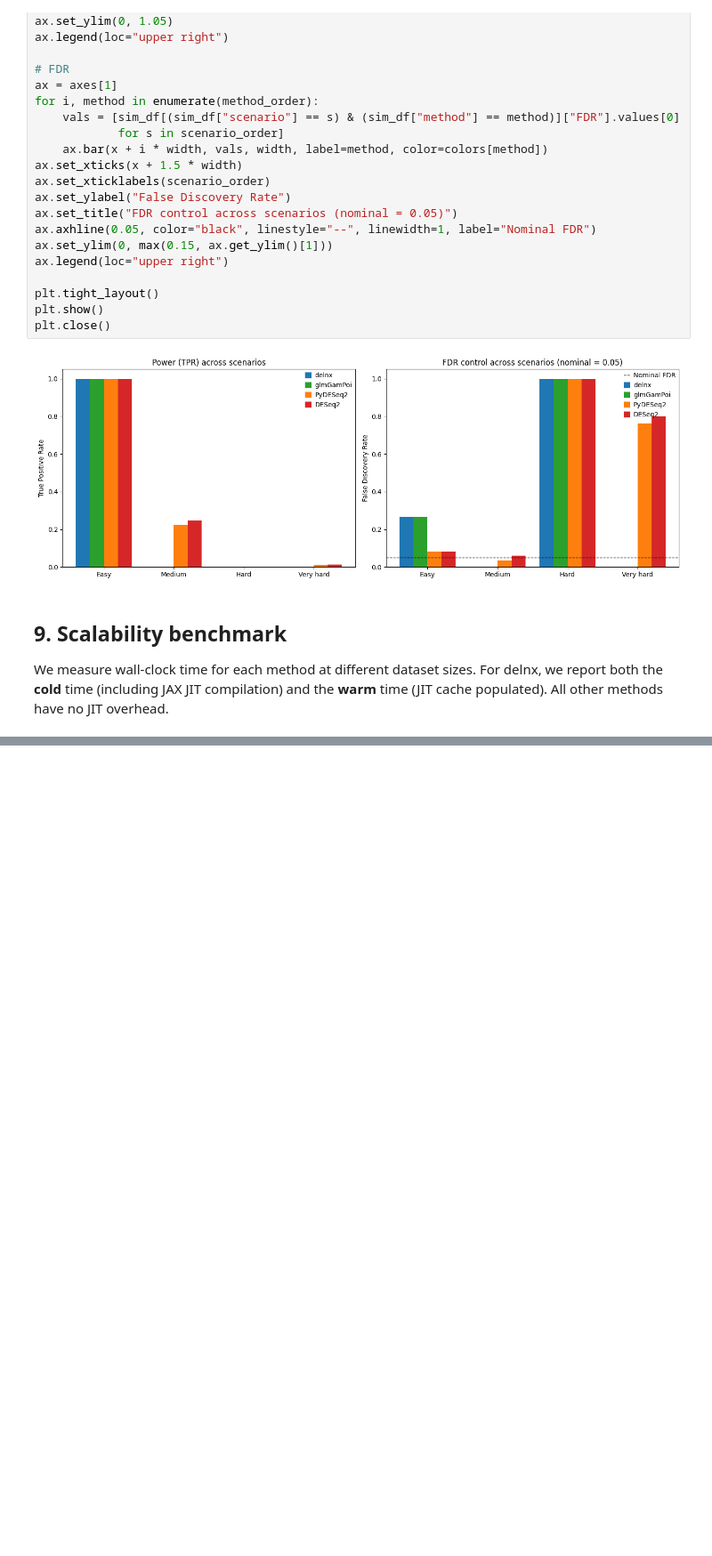
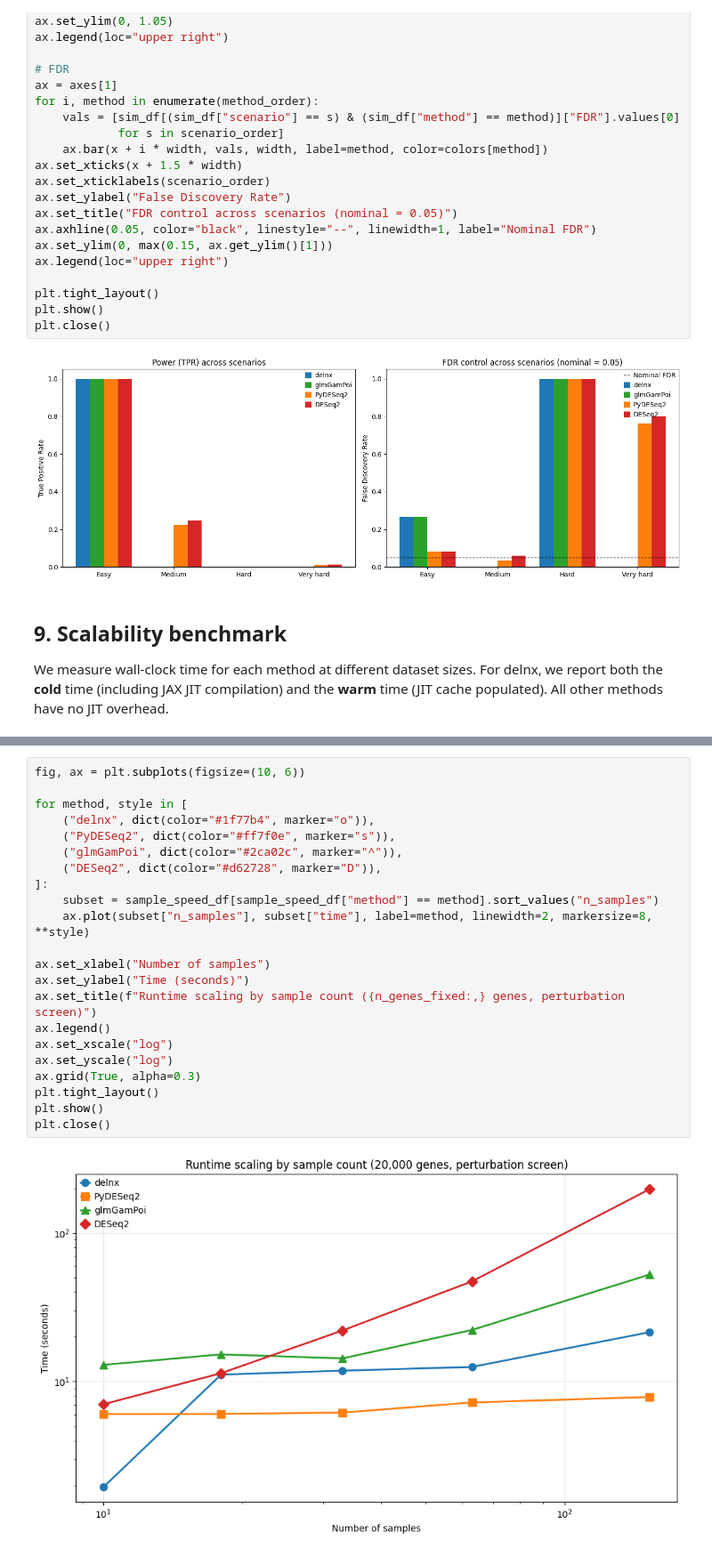
Before and after one commit to mlbelab/delnx, a Jupyter notebook: docs/notebooks/benchmark.ipynb, the cells around one changed output, grey strips where cells are left out. Shown at 89% size. Drawn from its saved outputs; the diff is of its cells as text; blank space fills up the shorter version.

```diff
--- a/docs/notebooks/benchmark.ipynb
+++ b/docs/notebooks/benchmark.ipynb
@@ -1134,0 +1419,24 @@ plt.close()
+# %%
+fig, ax = plt.subplots(figsize=(10, 6))
+
+for method, style in [
+    ("delnx", dict(color="#1f77b4", marker="o")),
+    ("PyDESeq2", dict(color="#ff7f0e", marker="s")),
+    ("glmGamPoi", dict(color="#2ca02c", marker="^")),
+    ("DESeq2", dict(color="#d62728", marker="D")),
+]:
+    subset = sample_speed_df[sample_speed_df["method"] == method].sort_values("n_samples")
+    ax.plot(subset["n_samples"], subset["time"], label=method, linewidth=2, markersize=8, **style)
+
+ax.set_xlabel("Number of samples")
+ax.set_ylabel("Time (seconds)")
+ax.set_title(f"Runtime scaling by sample count ({n_genes_fixed:,} genes, perturbation screen)")
+ax.legend()
+ax.set_xscale("log")
+ax.set_yscale("log")
+ax.grid(True, alpha=0.3)
+plt.tight_layout()
+plt.show()
+plt.close()
+# %% [output]
+[figure, added]
```
Also changed, not shown: parts of 13 cells of this notebook, 1 other file.
